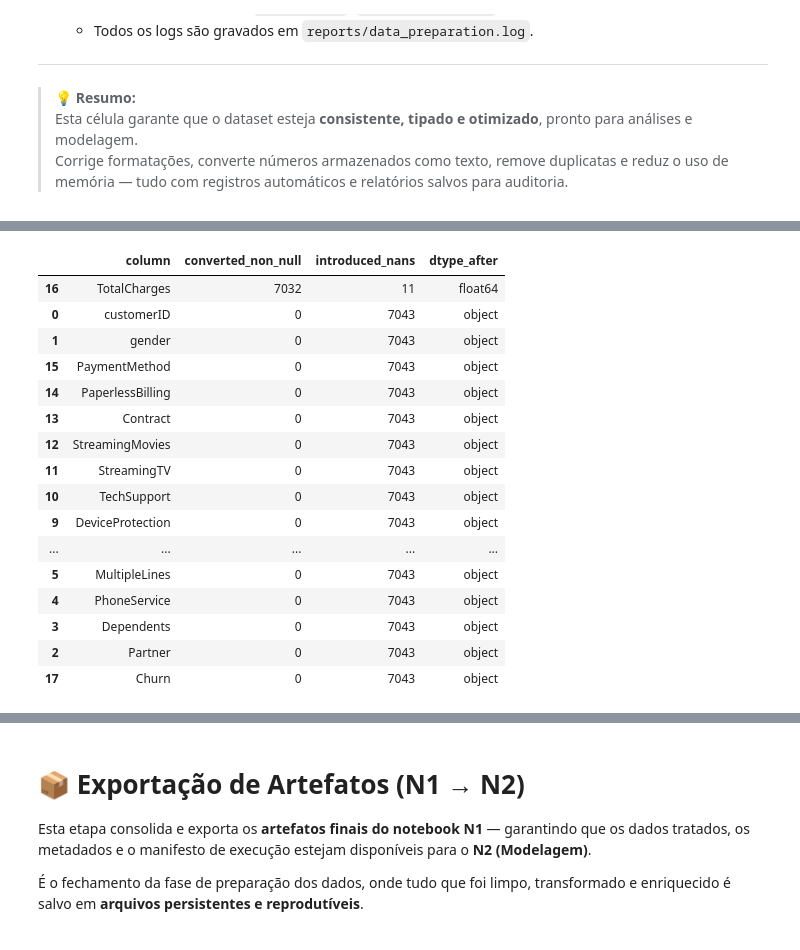
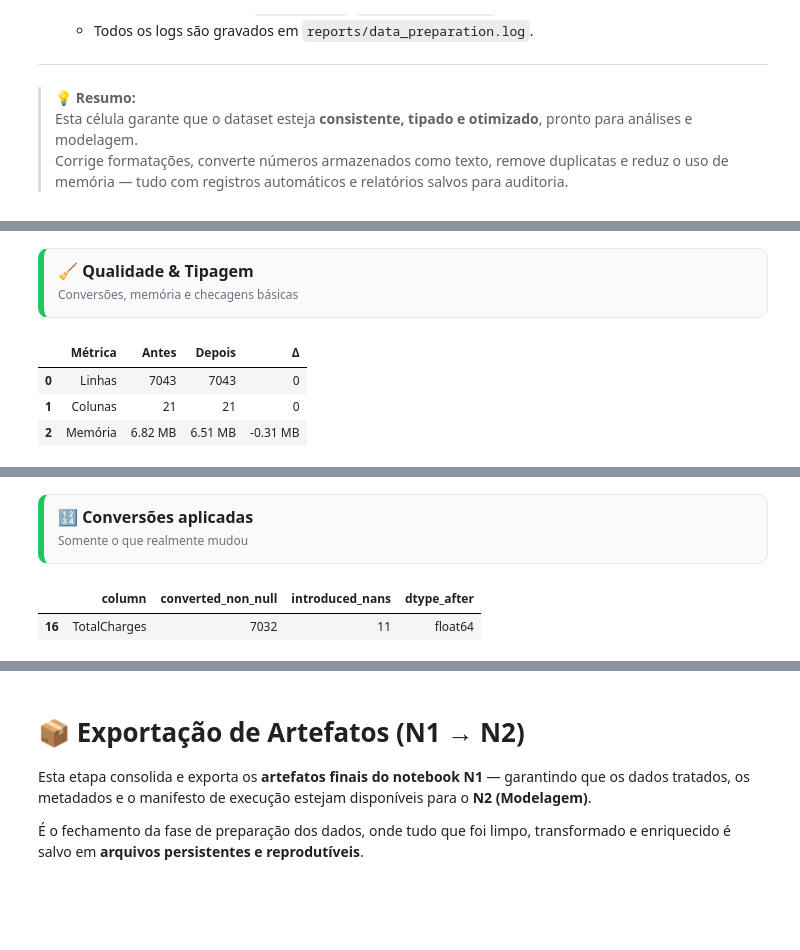
Before and after one commit to FabioAguiar/data-project-template, a Jupyter notebook: notebooks/01_data_preparation_template.ipynb, the cells around one changed output, grey strips where cells are left out. Saved outputs shown, nothing was run; the diff lists cells and outputs as text; code cells hidden in the pictures; blank space fills up the shorter version.

Commit message:
aprimoramento do notebook N1 com novas funções utilitárias, padronização de etapas, logging expandido e documentação revisada do módulo utils

```diff
--- a/notebooks/01_data_preparation_template.ipynb
+++ b/notebooks/01_data_preparation_template.ipynb
@@ -633,53 +635,10 @@ Nesta etapa o notebook realiza a **padronização estrutural e tipagem automáti
 > Esta célula garante que o dataset esteja **consistente, tipado e otimizado**, pronto para análises e modelagem.
 > Corrige formatações, converte números armazenados como texto, remove duplicatas e reduz o uso de memória — tudo com registros automáticos e relatórios salvos para auditoria.
 # %%
-# Qualidade & Tipagem (compatível com ambas as APIs)
+# Executa a etapa e pega o df final
+_result = ud.run_quality_and_typing(df, config)
+df = _result["df"]
 
-df_before_shape = df.shape
-mem_before = float(df.memory_usage(deep=True).sum() / (1024**2))
-
-# ⚠️ Importante: NÃO passe paths.reports_dir como 'root', pois isso duplicará 'reports/reports'.
-# Deixe o utils resolver a raiz do projeto internamente.
-if hasattr(ud, "n1_quality_typing_dict"):
-    out = ud.n1_quality_typing_dict(df, config)   # sempre retorna dict
-    df  = out["df"]
-    rep = out
-else:
-    df, rep = ud.n1_quality_typing(df, config)    # retorna (df, meta_dict)
-
-mem_after  = float(df.memory_usage(deep=True).sum() / (1024**2))
-delta_rows = df.shape[0] - df_before_shape[0]
-delta_cols = df.shape[1] - df_before_shape[1]
-delta_mem  = mem_after - mem_before
-
-# Exibe relatórios úteis (se existirem)
-cast_report = rep.get("cast_report") if isinstance(rep, dict) else None
-if isinstance(cast_report, pd.DataFrame) and not cast_report.empty:
-    print("📄 Conversões numéricas (amostra):")
-    display(cast_report.head(20))
-
-dups = rep.get("duplicates") if isinstance(rep, dict) else None
-if isinstance(dups, pd.DataFrame) and not dups.empty:
-    print("\n🔁 Duplicatas detectadas (amostra):")
-    display(dups.head(10))
-    dsum = rep.get("duplicates_summary") if isinstance(rep, dict) else None
-    if isinstance(dsum, pd.DataFrame) and not dsum.empty:
-        print("📊 Resumo por chave:")
-        display(dsum.head(20))
-else:
-    print("\n✅ Nenhuma duplicidade encontrada segundo os critérios definidos.")
-
-# Mensagem de sucesso consolidada
-reported_keys = []
-if isinstance(rep, dict):
-    for k, v in rep.items():
-        if isinstance(v, pd.DataFrame) and not v.empty:
-            reported_keys.append(k)
-
-print(
-    f"\n✅ Qualidade & Tipagem concluído com sucesso!\n"
-    f"→ Shape: {df_before_shape} → {df.shape} (Δlinhas={delta_rows:+}, Δcolunas={delta_cols:+})\n"
-    f"→ Memória: {mem_before:.2f} MB → {mem_after:.2f} MB (Δ={delta_mem:+.2f} MB)\n"
-    f"→ Relatórios gerados: {', '.join(reported_keys) if reported_keys else '—'}"
-)
+# Renderiza os cards/quadros
+ud.render_quality_and_typing(_result)
 # %% [output]
@@ -703,17 +645,6 @@ print(
+🧹 Qualidade & Tipagem
+Conversões, memória e checagens básicas
-|  | column | converted_non_null | introduced_nans | dtype_after |
-| 16 | TotalCharges | 7032 | 11 | float64 |
-| 0 | customerID | 0 | 7043 | object |
-| 1 | gender | 0 | 7043 | object |
-| 15 | PaymentMethod | 0 | 7043 | object |
-| 14 | PaperlessBilling | 0 | 7043 | object |
-| 13 | Contract | 0 | 7043 | object |
-| 12 | StreamingMovies | 0 | 7043 | object |
-| 11 | StreamingTV | 0 | 7043 | object |
-| 10 | TechSupport | 0 | 7043 | object |
-| 9 | DeviceProtection | 0 | 7043 | object |
-| ... | ... | ... | ... | ... |
-| 5 | MultipleLines | 0 | 7043 | object |
-| 4 | PhoneService | 0 | 7043 | object |
-| 3 | Dependents | 0 | 7043 | object |
-| 2 | Partner | 0 | 7043 | object |
-| 17 | Churn | 0 | 7043 | object |
+|  | Métrica | Antes | Depois | Δ |
+| 0 | Linhas | 7043 | 7043 | 0 |
+| 1 | Colunas | 21 | 21 | 0 |
+| 2 | Memória | 6.82 MB | 6.51 MB | -0.31 MB |
@@ -725,0 +651,4 @@ print(
+🔢 Conversões aplicadas
+Somente o que realmente mudou
+|  | column | converted_non_null | introduced_nans | dtype_after |
+| 16 | TotalCharges | 7032 | 11 | float64 |
```
Also changed, not shown: parts of 28 cells of this notebook, 7 other files.
